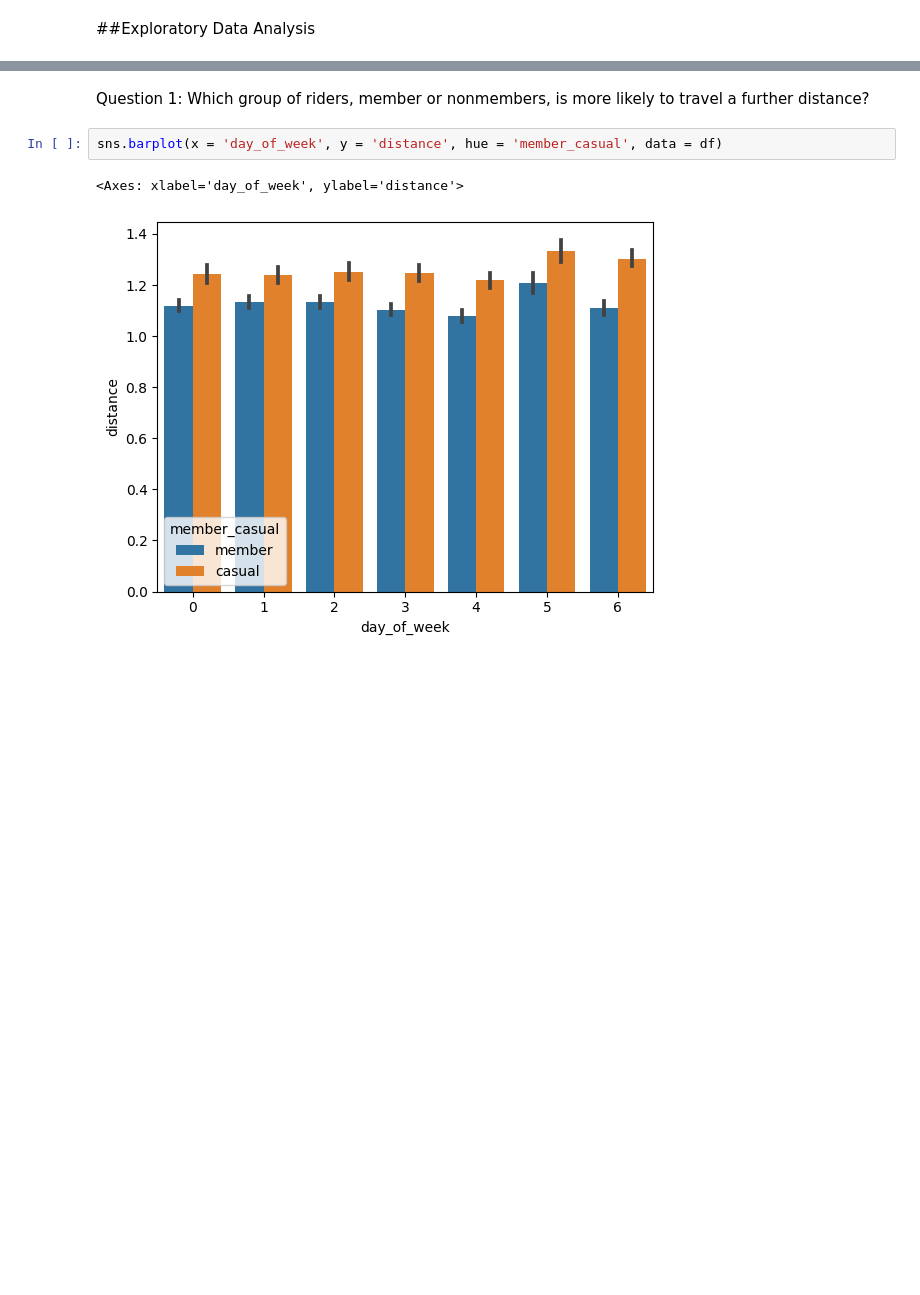
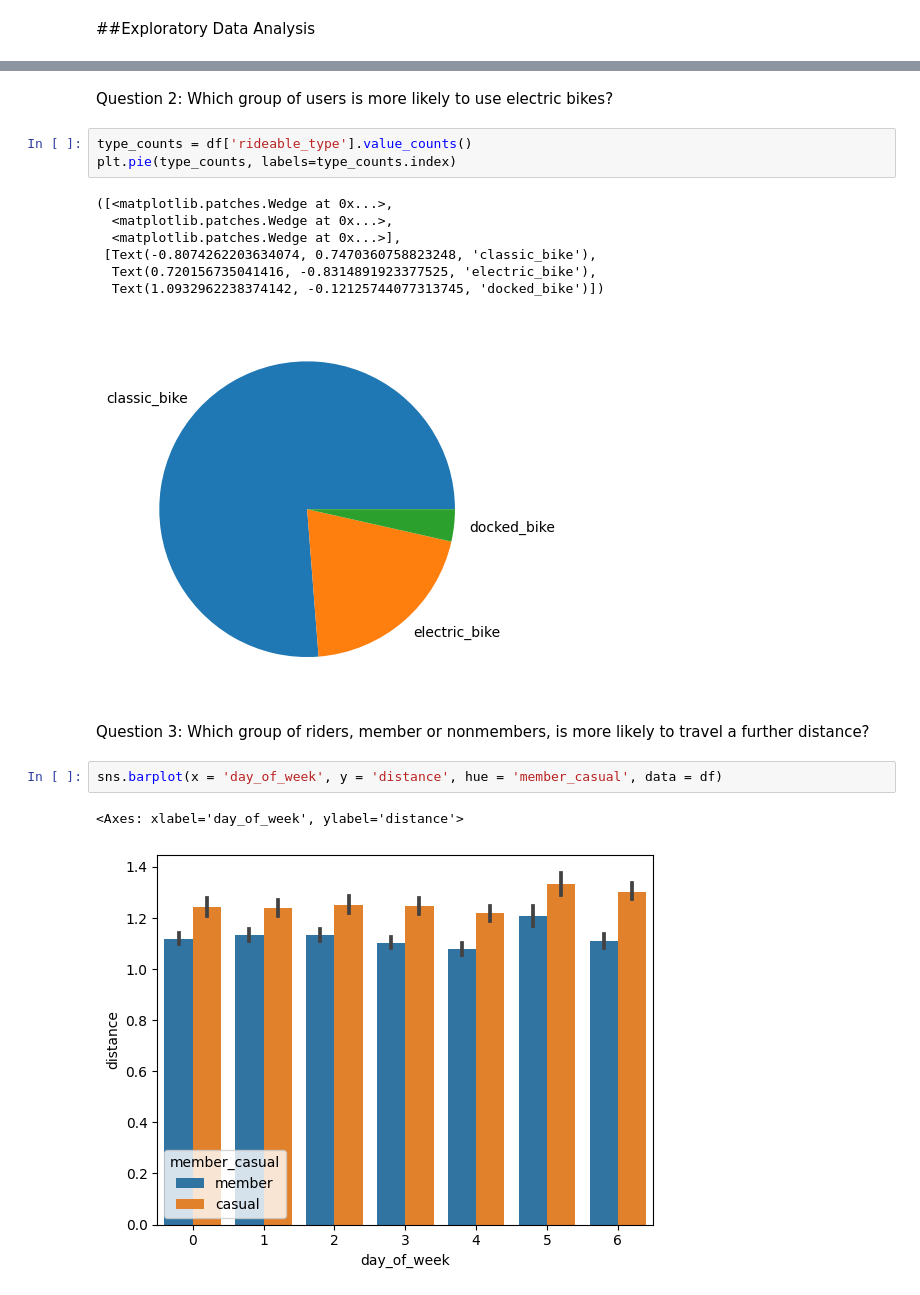
Before and after one commit to joshualawrencemorgan/CS5265-Foundations-of-Machine-Learning, a Jupyter notebook: Capital_Bikeshare_ML_Project.ipynb, the cells around one changed output, grey strips where cells are left out. Drawn from its saved outputs; the diff is of its cells as text; blank space fills up the shorter version.

```diff
--- a/Capital_Bikeshare_ML_Project.ipynb
+++ b/Capital_Bikeshare_ML_Project.ipynb
@@ -95,5 +98,18 @@ memory usage: 6.5+ MB
+# %% [markdown]
+Question 2: Which group of users is more likely to use electric bikes?
+# %%
+type_counts = df['rideable_type'].value_counts()
+plt.pie(type_counts, labels=type_counts.index)
+# %% [output]
+([<matplotlib.patches.Wedge at 0x...>,
+  <matplotlib.patches.Wedge at 0x...>,
+  <matplotlib.patches.Wedge at 0x...>],
+ [Text(-0.8074262203634074, 0.7470360758823248, 'classic_bike'),
+  Text(0.720156735041416, -0.8314891923377525, 'electric_bike'),
+  Text(1.0932962238374142, -0.12125744077313745, 'docked_bike')])
+[figure, added]
 # %% [markdown]
-Question 1: Which group of riders, member or nonmembers, is more likely to travel a further distance?
+Question 3: Which group of riders, member or nonmembers, is more likely to travel a further distance?
 # %%
 sns.barplot(x = 'day_of_week', y = 'distance', hue = 'member_casual', data = df)
 # %% [output]
```
Also changed, not shown: parts of 7 cells of this notebook.
